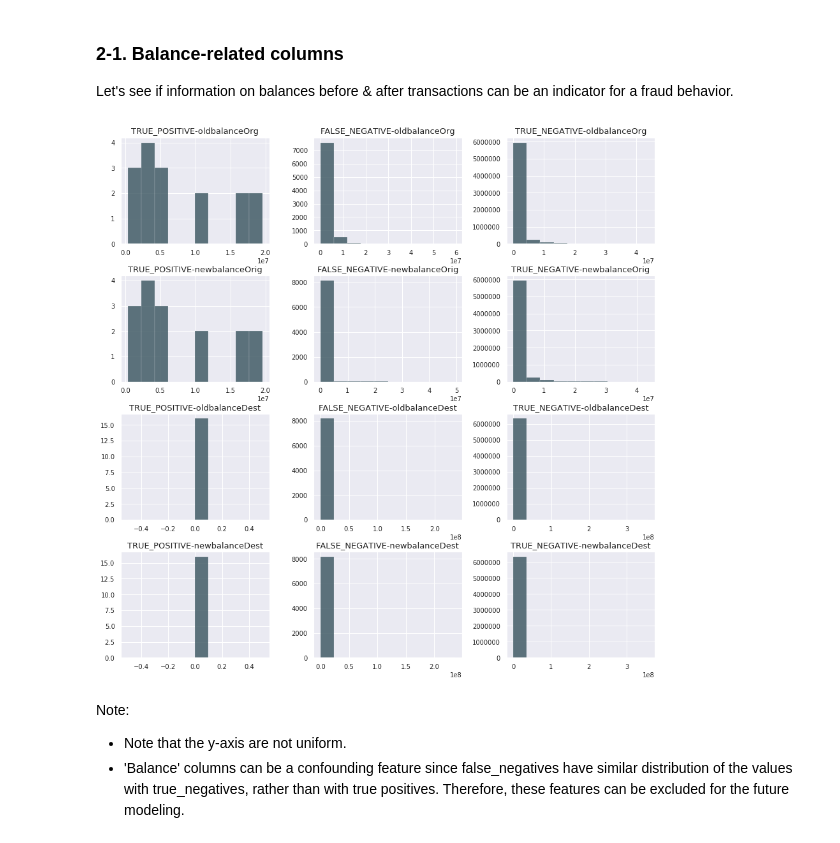
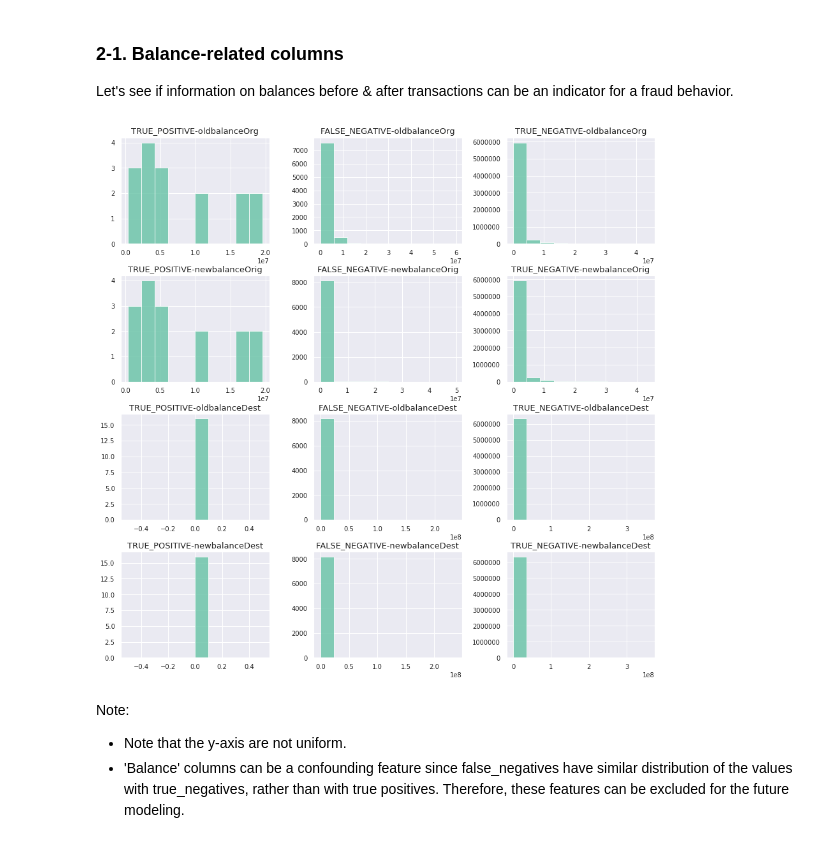
Before and after one commit to soyhyoj/CodeOp1-DA1-FraudDetectionPaysim, a Jupyter notebook: notebooks/EDA-merged.ipynb, the cells around one changed output. Cells and saved outputs as stored; diff of their text form; code cells hidden in the pictures.

```diff
--- a/notebooks/EDA-merged.ipynb
+++ b/notebooks/EDA-merged.ipynb
@@ -9,10 +9,10 @@ Data available at [kaggle](https://www.kaggle.com/ntnu-testimon/paysim1).
 # %%
 import numpy as np
 import pandas as pd
+import random
 from matplotlib import pyplot as plt
 import seaborn as sns
 sns.set()
-sns.set_context(rc = {'patch.linewidth': 0.0})
 sns.set_palette('Set2')
 
 SMALL_SIZE = 10
@@ -309,21 +282,18 @@ balances = ['oldbalanceOrg', 'newbalanceOrig', 'oldbalanceDest', 'newbalanceDest
 # %%
 # Let's compare balance of customer and recipient before & after transaction
 # (TP vs. FN vs. TN)
-sns.set_context(rc = {'patch.linewidth': 0.2})
-sns.set_palette('GnBu_d')
 
-fig5, ax = plt.subplots(4, 3, figsize=(15,15))
+fig, ax = plt.subplots(4, 3, figsize=(15,15))
 plt.subplots_adjust(hspace=.3, wspace=.3)
 
 for i, df in enumerate(df_list):
     for j, balance in enumerate(balances):
         g=df[balance].hist(alpha=.8, ax=ax[j, i%3])
         g.set_title(df_names[i].upper()+'-'+balances[j])
 
 plt.show()
-fig5.savefig('./Fig5.png', dpi=240)
 # %% [output]
-[figure, old version]
+[figure, new version]
 # %% [markdown]
 Note:<br>
 - Note that the y-axis are not uniform.
```
Also changed, not shown: parts of 37 cells of this notebook.
